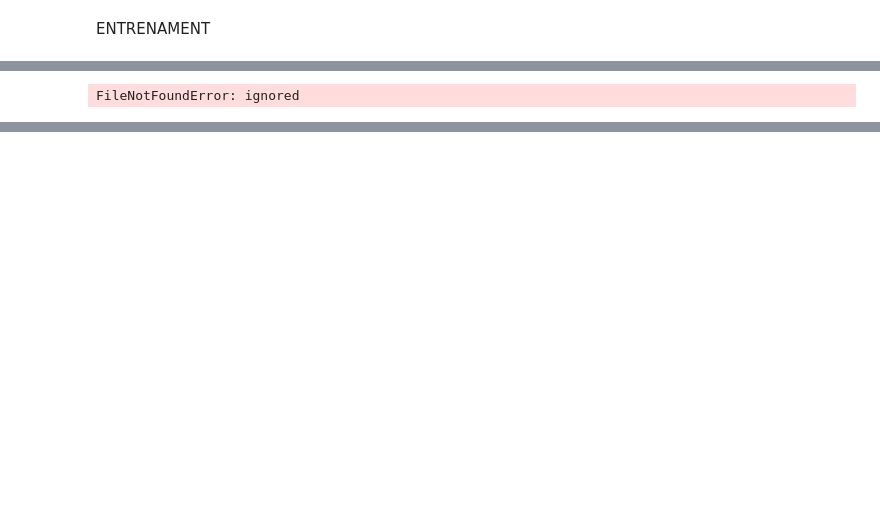
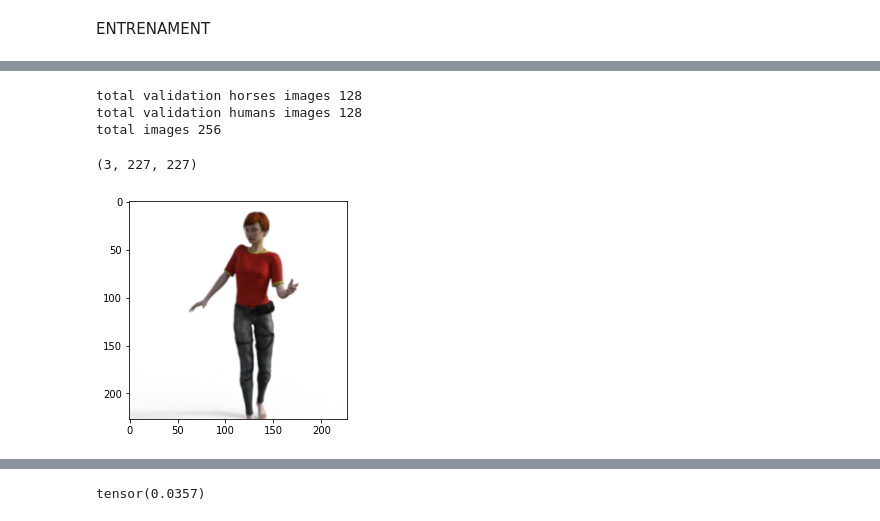
Before and after one commit to GerardNaharro/Videojuego68k, a Jupyter notebook: Practica2.ipynb, the cells around one changed output, grey strips where cells are left out. Cells and saved outputs as stored; diff of their text form; code cells hidden in the pictures; blank space fills up the shorter version.

```diff
--- a/Practica2.ipynb
+++ b/Practica2.ipynb
@@ -279,16 +280,16 @@ Archive:  drive/MyDrive/HorseHuman/Test/validation-horse-or-human.zip
 # %%
 
-horses_val_files = os.listdir('__MACOSX/validation-horse-or-human/horsesVAL/')
-horses_val_files = list(filter(lambda x: x != 'horsesVAL', horses_val_files))
-horses_val_files = list(map(lambda p: f"horsesVAL/{p}", horses_val_files))
+horses_val_files = os.listdir('validation-horse-or-human/VALhorses/')
+horses_val_files = list(filter(lambda x: x != 'VALhorses', horses_val_files))
+horses_val_files = list(map(lambda p: f"validation-horse-or-human/VALhorses/{p}", horses_val_files))
 
 print("total validation horses images", len(horses_val_files))
 
 
 
-humans_val_files = os.listdir('humansVAL/')
-humans_val_files = list(filter(lambda x: x != 'humansVAL', humans_val_files))
-humans_val_files = list(map(lambda p: f"humansVAL/{p}", humans_val_files))
+humans_val_files = os.listdir('validation-horse-or-human/VALhumans/')
+humans_val_files = list(filter(lambda x: x != 'VALhumans', humans_val_files))
+humans_val_files = list(map(lambda p: f"validation-horse-or-human/VALhumans/{p}", humans_val_files))
 
 print("total validation humans images", len(humans_val_files))
 
@@ -296,4 +297,24 @@ img_val_files = horses_val_files + humans_val_files
 print("total images", len(img_val_files))
 random.shuffle(img_val_files)
 # %% [output]
-FileNotFoundError: ignored
+total validation horses images 128
+total validation humans images 128
+total images 256
+# %%
+val_ds = HorseHumanDataset(img_val_files, transform)
+val_dl = DataLoader(val_ds, batch_size=50)
+
+# mostrar una imatge del batch
+batch = next(iter(val_ds))
+img = np.array(batch[0])
+print(img.shape)
+img = np.moveaxis(img, 0, -1)
+plt.imshow(img)
+plt.show()
+
+
+validacion = test(model, device, val_dl)
+validacion
+# %% [output]
+(3, 227, 227)
+[figure, added]
@@ -299,0 +322 @@ FileNotFoundError: ignored
+tensor(0.0357)
```
Also changed, not shown: parts of 5 cells of this notebook.
